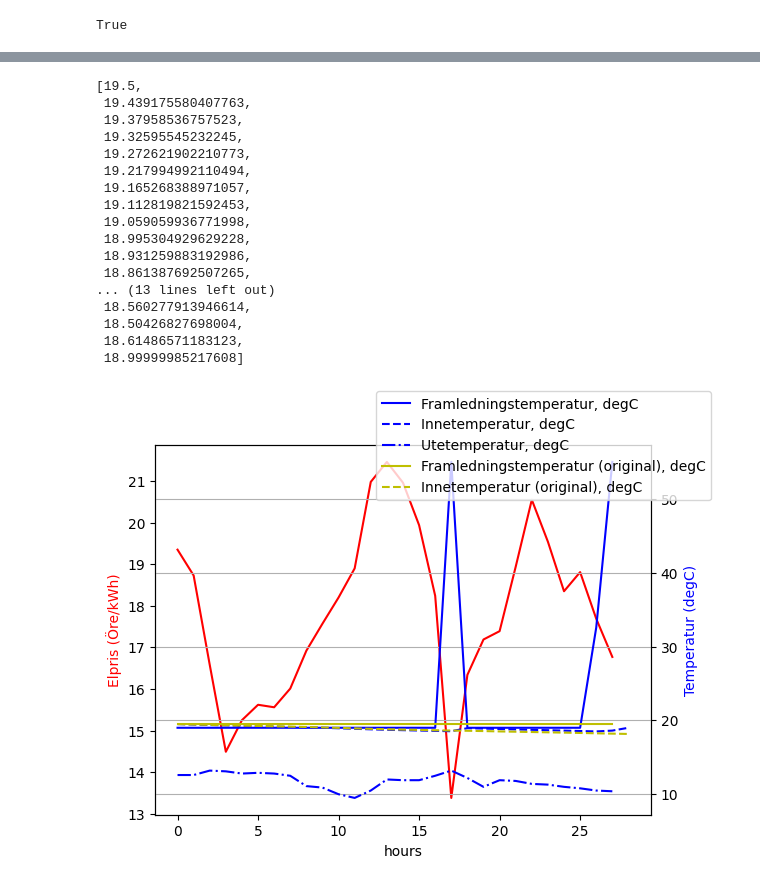
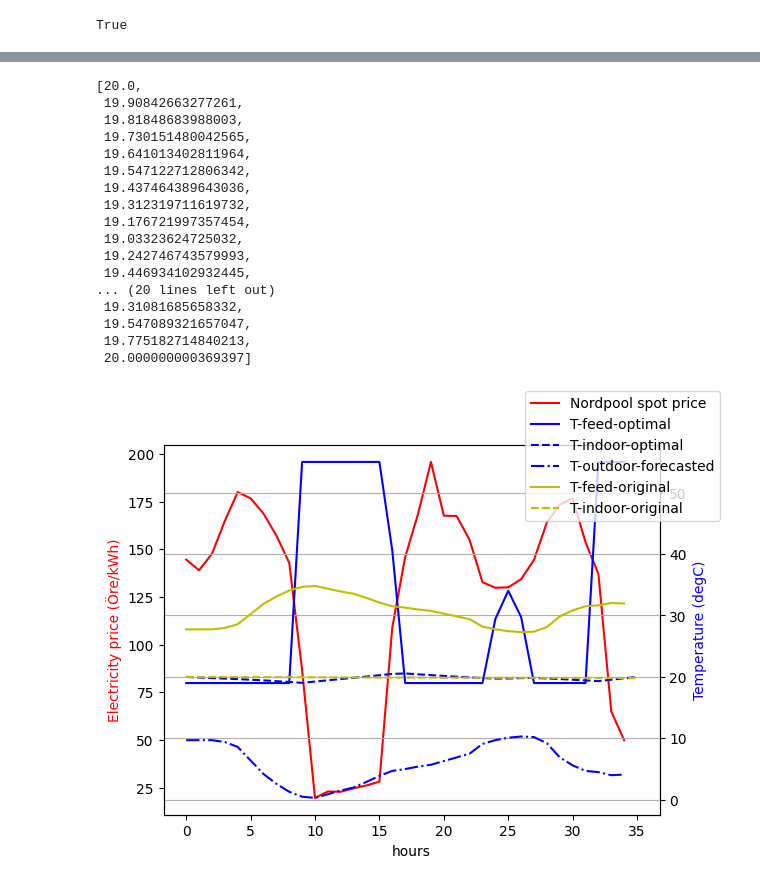
Before and after one commit to freol35241/esther, a Jupyter notebook: notebooks/nonlinear_opt.ipynb, the cells around one changed output, grey strips where cells are left out. Drawn from its saved outputs; the diff is of its cells as text; code cells hidden in the pictures.

```diff
--- a/notebooks/nonlinear_opt.ipynb
+++ b/notebooks/nonlinear_opt.ipynb
@@ -11,6 +11,8 @@ from scipy.optimize import (
 )
 import matplotlib.pyplot as plt
 
+plt.rcParams["figure.figsize"] = [10, 5]
+
 import sys
 
 sys.path.append("./../app")
@@ -23,8 +25,8 @@ LATITUDE = 57.6
 AREA = "SE3"
 # %%
 # Constants
-k1 = 1 / 450000
-k2 = 1.5625 * k1
+k1 = 1 / 450000  # Time-constant 125h
+k2 = 0.8 * 1.5625 * k1
 K = k1 + k2
 # %%
 # Nordpool prices
@@ -69,6 +73,5 @@ def inverse_heating_curve(slope: float, T_fr: float) -> float:
 
 
 T_fr_0 = np.asarray(list(map(partial(heating_curve, 4.7), T_out)))
-T_fr_0 = np.ones_like(T_out) * 19.5
 T_fr_0
 # %% [output]
@@ -89,7 +94,7 @@ def _analytical_solution(T_in_0: float, T_fr: float, T_out: float, t: float = 36
 
 def simulation(T_fr: np.ndarray):
     T_ins = []
-    T_in = 19.5
+    T_in = 20.0
     T_ins.append(T_in)
 
     for (Tfr, Tout) in zip(T_fr, T_out):
@@ -101,13 +106,13 @@ def simulation(T_fr: np.ndarray):
 
 def temperature_span_constraint(x: np.ndarray):
     T_ins = simulation(x)
-    lower = np.array(T_ins) - 17
-    upper = 21 - np.array(T_ins)
+    lower = np.array(T_ins) - 18
+    upper = 22 - np.array(T_ins)
     return np.concatenate([lower, upper])
 
 
 def final_temperature_constraint(x: np.ndarray):
-    return simulation(x)[-1] - 19.0
+    return simulation(x)[-1] - 20.0
 # %%
 res = minimize(
     objective,
@@ -150,42 +153,42 @@ res
 # %%
 simulation(res.x)
 # %% [output]
-[19.5,
- 19.439175580407763,
- 19.37958536757523,
- 19.32595545232245,
- 19.272621902210773,
- 19.217994992110494,
- 19.165268388971057,
- 19.112819821592453,
- 19.059059936771998,
- 18.995304929629228,
- 18.931259883192986,
- 18.861387692507265,
-... (13 lines left out)
- 18.560277913946614,
- 18.50426827698004,
- 18.61486571183123,
- 18.99999985217608]
+[20.0,
+ 19.90842663277261,
+ 19.81848683988003,
+ 19.730151480042565,
+ 19.641013402811964,
+ 19.547122712806342,
+ 19.437464389643036,
+ 19.312319711619732,
+ 19.176721997357454,
+ 19.03323624725032,
+ 19.242746743579993,
+ 19.446934102932445,
+... (20 lines left out)
+ 19.31081685658332,
+ 19.547089321657047,
+ 19.775182714840213,
+ 20.000000000369397]
 # %%
 fig, ax1 = plt.subplots()
 
 ax2 = ax1.twinx()
-ax1.plot(prices, "r")
-ax2.plot(res.x, "b-", label="Framledningstemperatur, degC")
-ax2.plot(simulation(res.x), "b--", label="Innetemperatur, degC")
-ax2.plot(T_out, "b-.", label="Utetemperatur, degC")
-ax2.plot(T_fr_0, "y", label="Framledningstemperatur (original), degC")
-ax2.plot(simulation(T_fr_0), "y--", label="Innetemperatur (original), degC")
+ax1.plot(prices, "r", label="Nordpool spot price")
+ax2.plot(res.x, "b-", label="T-feed-optimal")
+ax2.plot(simulation(res.x), "b--", label="T-indoor-optimal")
+ax2.plot(T_out, "b-.", label="T-outdoor-forecasted")
+ax2.plot(T_fr_0, "y", label="T-feed-original")
+ax2.plot(simulation(T_fr_0), "y--", label="T-indoor-original")
 
 ax1.set_xlabel("hours")
-ax1.set_ylabel("Elpris (Öre/kWh)", color="r")
-ax2.set_ylabel("Temperatur (degC)", color="b")
+ax1.set_ylabel("Electricity price (Öre/kWh)", color="r")
+ax2.set_ylabel("Temperature (degC)", color="b")
 
 fig.legend()
 plt.grid()
 # %% [output]
-[figure, old version]
+[figure, new version]
 # %%
 print("Optimal framledningstemperatur just nu:", res.x[0], "degC")
 print(
```
Also changed, not shown: parts of 5 cells of this notebook, 2 other files.
